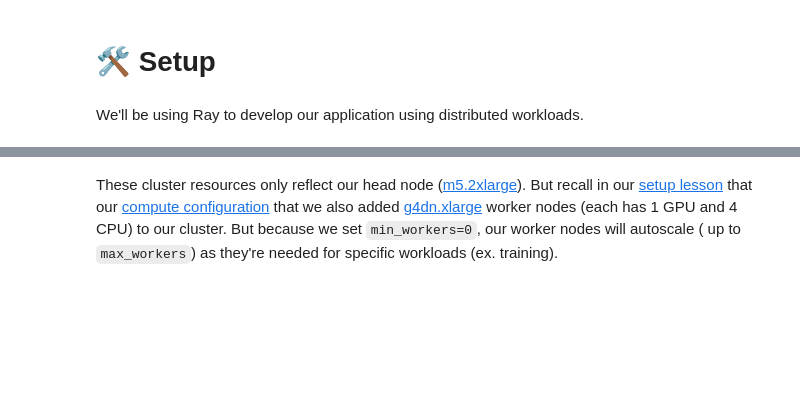
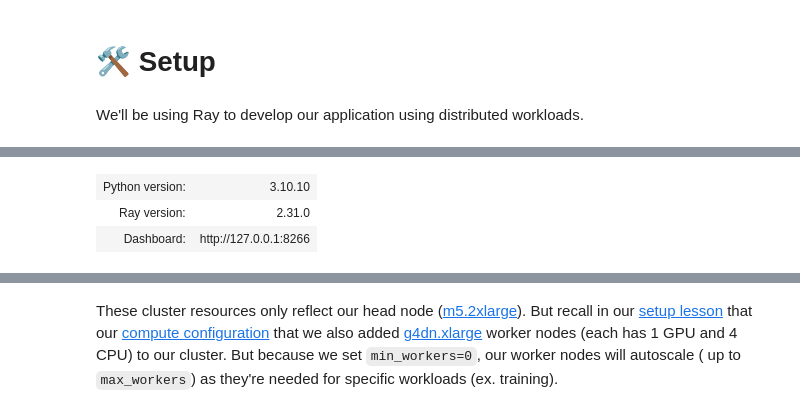
Before and after one commit to agusabdulrahman/made-with-ml, a Jupyter notebook: notebooks/madewithml.ipynb, the cells around one changed output, grey strips where cells are left out. Saved outputs shown, nothing was run; the diff lists cells and outputs as text; code cells hidden in the pictures; blank space fills up the shorter version.

```diff
--- a/notebooks/madewithml.ipynb
+++ b/notebooks/madewithml.ipynb
@@ -44,6 +42,8 @@ from dotenv import load_dotenv; load_dotenv()
 %autoreload 2
 # %%
 # initial Ray
-if ray.is_initializes():
-    ray.shutdwon()
+
+if ray.is_initialized():
+    ray.shutdown()
 ray.init()
+# %% [output]
@@ -50,2 +51,5 @@ ray.init()
+| Python version: | 3.10.10 |
+| Ray version: | 2.31.0 |
+| Dashboard: | http://127.0.0.1:8266 |
 # %%
 ray.cluster_resources()
```
Also changed, not shown: parts of 27 cells of this notebook, 2 other files.
